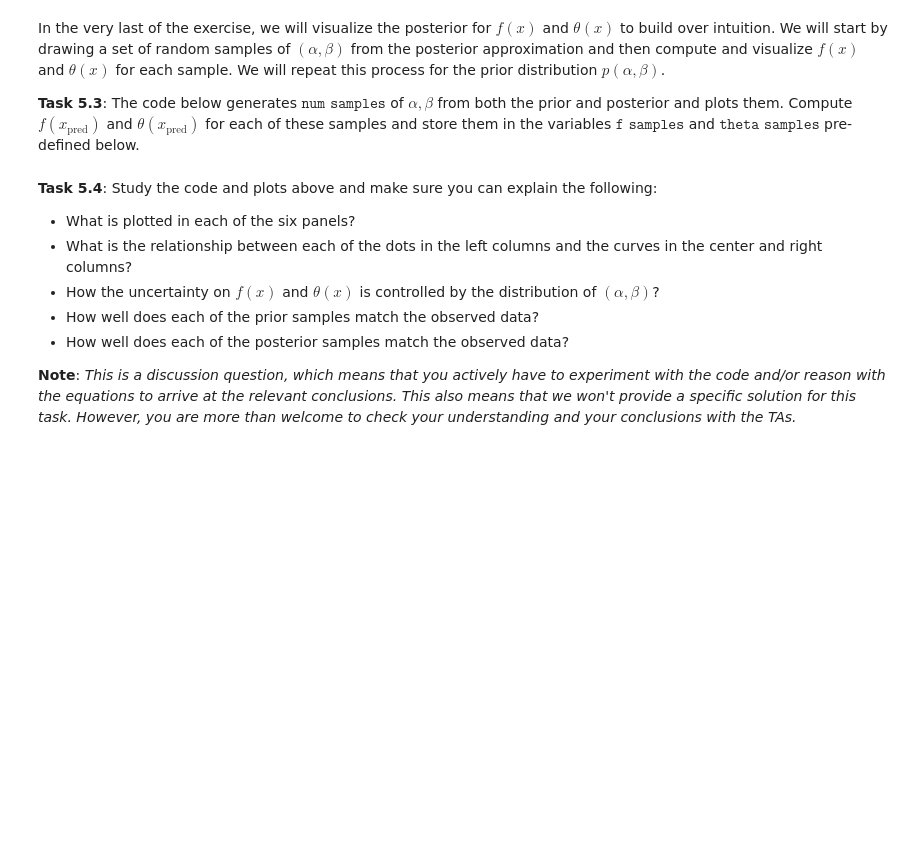
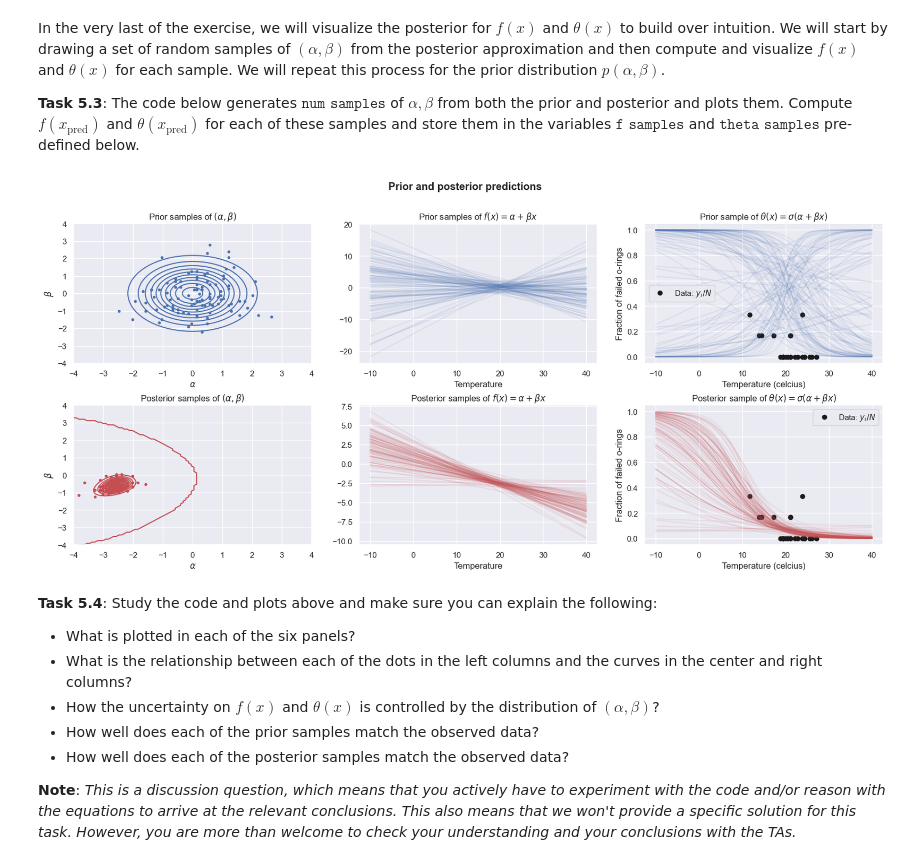
Before and after one commit to lelegod/bayesian_ml, a Jupyter notebook: week2/ex2_handout.ipynb, the cells around one changed output. Saved outputs shown, nothing was run; the diff lists cells and outputs as text; code cells hidden in the pictures; blank space fills up the shorter version.

```diff
--- a/week2/ex2_handout.ipynb
+++ b/week2/ex2_handout.ipynb
@@ -779,35 +814,37 @@ key = random.PRNGKey(seed)
 
 # plot for each distribution...
 fig, ax = plt.subplots(2, 3, figsize=(20, 8))
 for idx_plot, dist in enumerate([prior_approx, post_approx]):
     key, subkey = random.split(key)
 
     # plot data and contours of distribution
     plot_data(ax[idx_plot, 2], counts=False)
     dist.plot_contours(ax[idx_plot, 0], f=jnp.exp, color=colors[idx_plot])
 
     # get (alpha, beta)-samples to visualize
     alpha_samples, beta_samples = dist.sample(subkey, num_samples)
 
     # compute samples of f(x_pred) and theta(x_pred). Shape must be [num_samples, len(temp_pred)] for both f_samples and theta_samples
-    f_samples = jnp.zeros((num_samples, len(temp_pred))) <replace with your code here>
-     theta_samples = jnp.zeros((num_samples, len(temp_pred))) <replace with your code here>
+    f_samples = model.f(x_pred, alpha_samples, beta_samples) # [num_samples, len(temp_pred)]
+    theta_samples = model.theta(x_pred, alpha_samples, beta_samples) # [num_samples, len(temp_pred)]
 
     # plot
     ax[idx_plot, 0].plot(alpha_samples, beta_samples, '.', color=colors[idx_plot])
 
     # plot each sample of f and theta
     ax[idx_plot, 1].plot(temp_pred, f_samples.T, '', color=colors[idx_plot], alpha=0.1)
     ax[idx_plot, 2].plot(temp_pred, theta_samples.T, '', color=colors[idx_plot], alpha=0.1)
     ax[idx_plot, 2].legend()
 
     # title and labels
     ax[idx_plot, 0].set(title=f'{dist.name} samples of $(\\alpha, \\beta)$')
     ax[idx_plot, 1].set(title=f'{dist.name} samples of $f(x) = \\alpha + \\beta x$', xlabel='Temperature')
     ax[idx_plot, 2].set(title=f'{dist.name} sample of $\\theta(x) = \\sigma(\\alpha + \\beta x)$')
 
 fig.suptitle('Prior and posterior predictions', fontweight='bold')
 fig.subplots_adjust(hspace=0.3)
+# %% [output]
+[figure, added]
 # %% [markdown]
 **Task 5.4**: Study the code and plots above and make sure you can explain the following:
 
```
Also changed, not shown: parts of 9 cells of this notebook.
